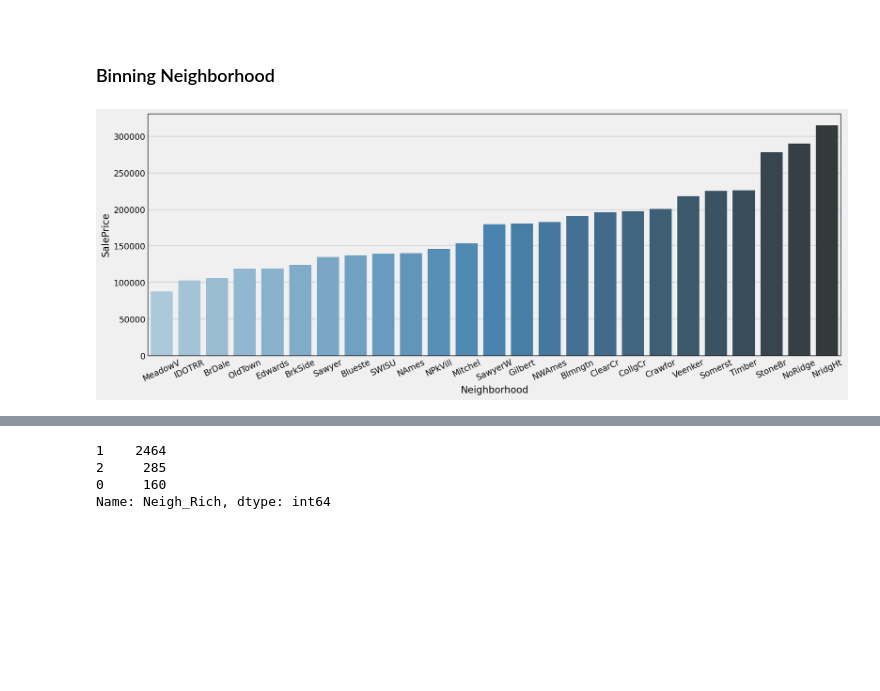
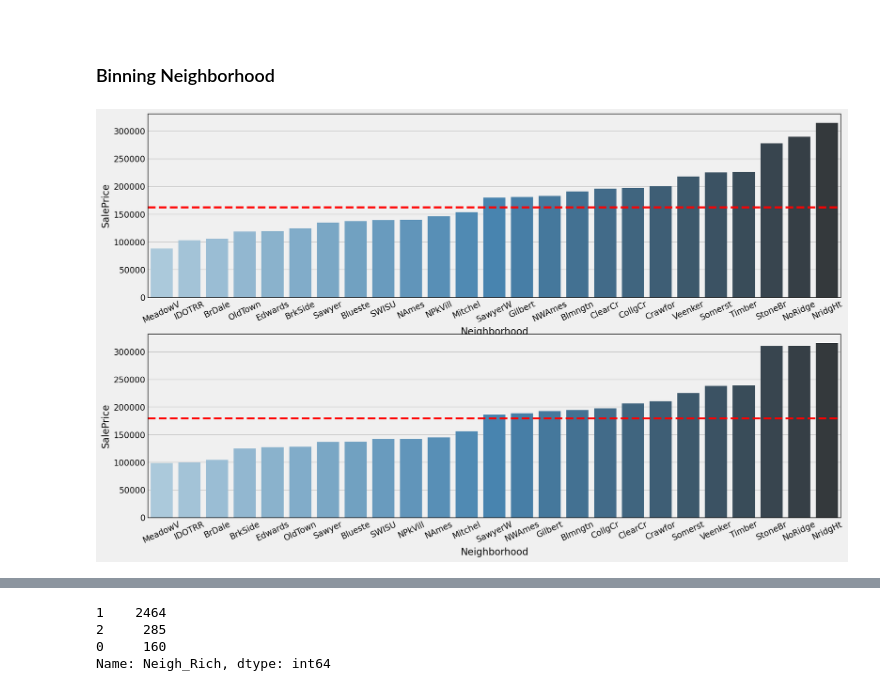
Before and after one commit to KOrfanakis/Housing_Prices_Regression, a Jupyter notebook: 02-Preprocessing_and_Predictions.ipynb, the cells around one changed output, grey strips where cells are left out. Cells and saved outputs as stored; diff of their text form; code cells hidden in the pictures; blank space fills up the shorter version.

```diff
--- a/02-Preprocessing_and_Predictions.ipynb
+++ b/02-Preprocessing_and_Predictions.ipynb
@@ -344,17 +358,33 @@ Individual Features
 
 ### Binning Neighborhood
 # %%
-neighbour_gb = all_data.groupby('Neighborhood')['SalePrice'].median()
-neighbour_gb = neighbour_gb.to_frame().sort_values(by='SalePrice',
-                                                   ascending=True)
+neighbour_median = all_data.groupby('Neighborhood')['SalePrice'].median()
+neighbour_median = neighbour_median.to_frame().sort_values(by='SalePrice',
+                                                           ascending=True)
 
-fig, ax = plt.subplots(figsize=(16, 6))
+neighbour_mean = all_data.groupby('Neighborhood')['SalePrice'].mean()
+neighbour_mean = neighbour_mean.to_frame().sort_values(by='SalePrice',
+                                                           ascending=True)
 
-sns.barplot(x=neighbour_gb.index,
-            y=neighbour_gb['SalePrice'],
+fig, (ax1, ax2) = plt.subplots(2, 1, figsize=(16, 10))
+
+sns.barplot(x=neighbour_median.index,
+            y=neighbour_median['SalePrice'],
             palette='Blues_d',
-            ax=ax)
+            ax=ax1)
 
-ax.tick_params(axis='x', rotation=25);
+sns.barplot(x=neighbour_mean.index,
+            y=neighbour_mean['SalePrice'],
+            palette='Blues_d',
+            ax=ax2)
+
+ax1.axhline(y=all_data['SalePrice'].median(), color = 'red', ls ='--')
+ax2.axhline(y=all_data['SalePrice'].mean(), color = 'red', ls ='--')
+
+ax.set_ylabel('Median SalePrice')
+ax.set_ylabel('Mean SalePrice')
+
+for ax in [ax1, ax2]:
+    ax.tick_params(axis='x', rotation=25);
 # %% [output]
-[figure, old version]
+[figure, new version]
```
Also changed, not shown: parts of 30 cells of this notebook.
